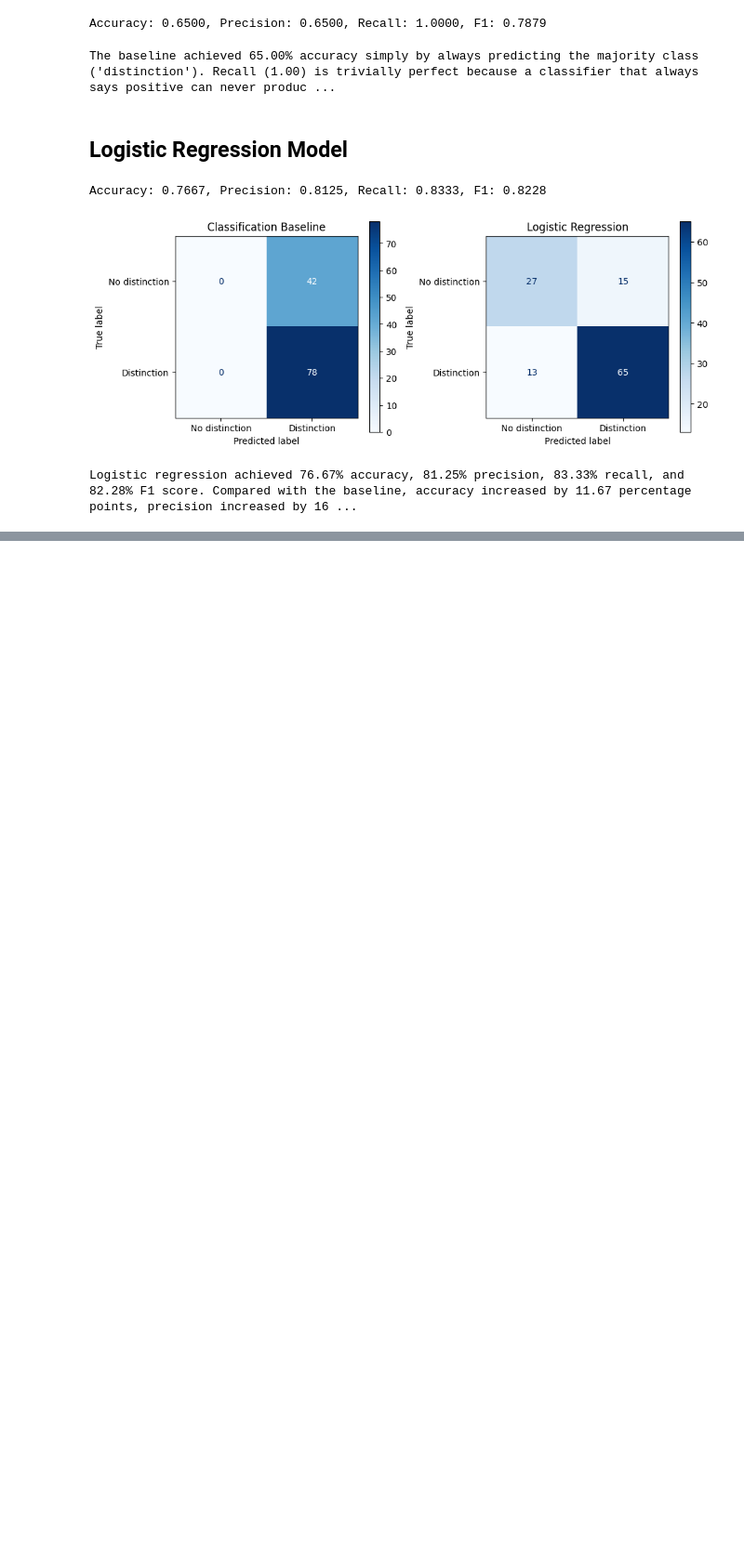
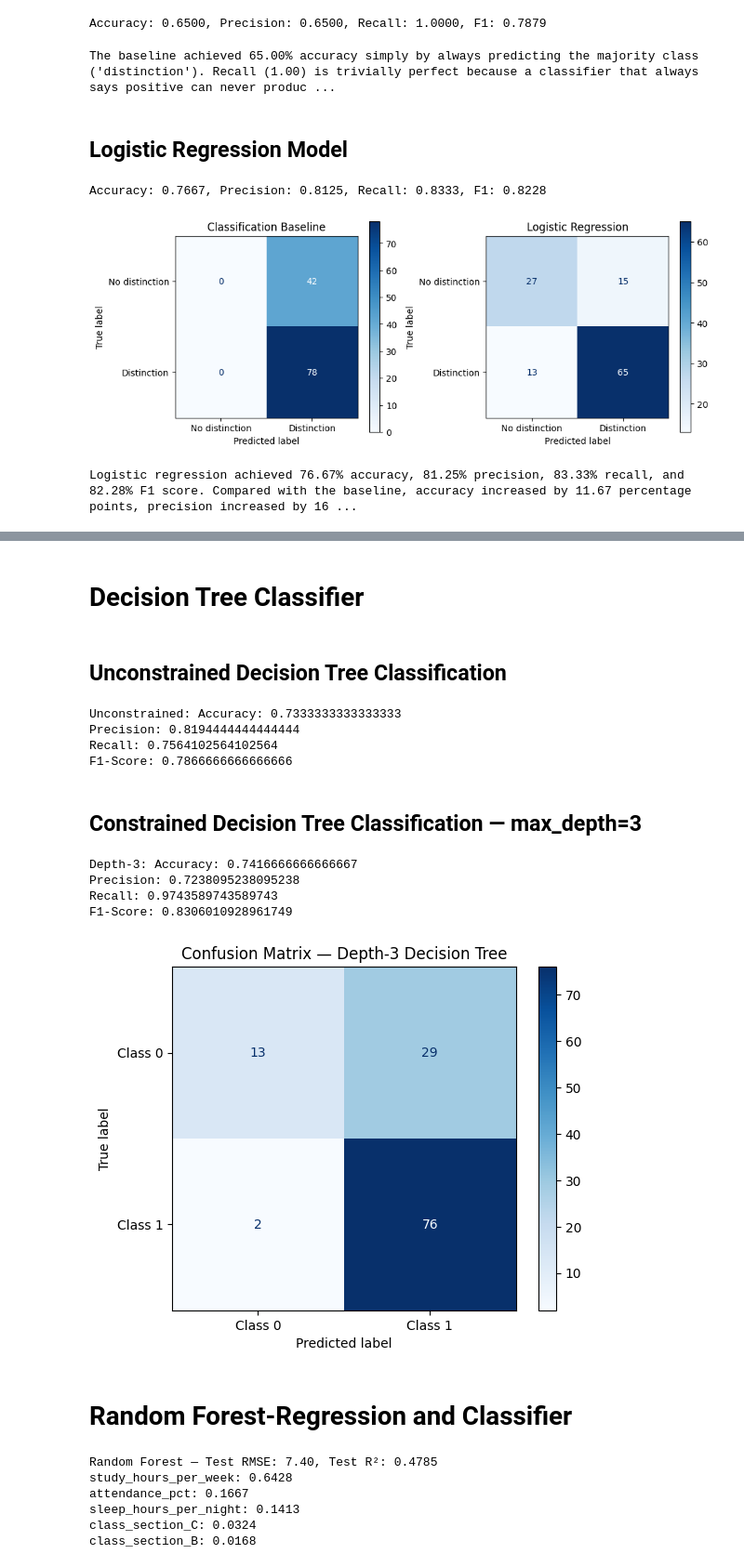
Before and after one commit to RabiaHussain1498/ML_Pipeline, a Jupyter notebook: ML_pipeline.ipynb, the cells around one changed output, grey strips where cells are left out. Shown at 93% size. Saved outputs shown, nothing was run; the diff lists cells and outputs as text; code cells hidden in the pictures; blank space fills up the shorter version.

```diff
--- a/ML_pipeline.ipynb
+++ b/ML_pipeline.ipynb
@@ -288,0 +349,62 @@ Logistic regression achieved 76.67% accuracy, 81.25% precision, 83.33% recall, a
+# %% [markdown]
+# Decision Tree Classifier
+# %% [markdown]
+## Unconstrained Decision Tree Classification
+# %%
+## Decision Tree — classification (unconstrained, then depth-3)
+tree_clf = DecisionTreeClassifier(random_state=42)
+tree_clf.fit(Xc_train, yc_train)
+tree_clf_preds = tree_clf.predict(Xc_test)
+print("Unconstrained:", f"Accuracy: {accuracy_score(yc_test, tree_clf_preds)}")
+print(f"Precision: {precision_score(yc_test, tree_clf_preds, zero_division=0)}")
+print(f"Recall: {recall_score(yc_test, tree_clf_preds, zero_division=0)}")
+print(f"F1-Score: {f1_score(yc_test, tree_clf_preds, zero_division=0)}")
+# %% [output]
+Unconstrained: Accuracy: 0.7333333333333333
+Precision: 0.8194444444444444
+Recall: 0.7564102564102564
+F1-Score: 0.7866666666666666
+# %% [markdown]
+## Constrained Decision Tree Classification — max_depth=3
+# %%
+tree_clf_d3 = DecisionTreeClassifier(max_depth=3, random_state=42)
+tree_clf_d3.fit(Xc_train, yc_train)
+tree_clf_d3_preds = tree_clf_d3.predict(Xc_test)
+print("Depth-3:",f"Accuracy: {accuracy_score(yc_test, tree_clf_d3_preds)}")
+print(f"Precision: {precision_score(yc_test, tree_clf_d3_preds, zero_division=0)}")
+print(f"Recall: {recall_score(yc_test, tree_clf_d3_preds, zero_division=0)}")
+print(f"F1-Score: {f1_score(yc_test, tree_clf_d3_preds, zero_division=0)}")
+ConfusionMatrixDisplay.from_predictions(
+    yc_test,
+    tree_clf_d3_preds,
+    display_labels=["Class 0", "Class 1"],
+    cmap="Blues"
+)
+
+plt.title("Confusion Matrix — Depth-3 Decision Tree")
+plt.show()
+# %% [output]
+Depth-3: Accuracy: 0.7416666666666667
+Precision: 0.7238095238095238
+Recall: 0.9743589743589743
+F1-Score: 0.8306010928961749
+[figure, added]
+# %% [markdown]
+# Random Forest-Regression and Classifier
+# %%
+## Random Forest — Regression
+rf_reg = RandomForestRegressor(n_estimators=200, random_state=42)
+rf_reg.fit(X_train, y_train)
+rf_preds = rf_reg.predict(X_test)
+rf_rmse = mean_squared_error(y_test, rf_preds) ** 0.5
+rf_r2 = r2_score(y_test, rf_preds)
+print(f"Random Forest — Test RMSE: {rf_rmse:.2f}, Test R²: {rf_r2:.4f}")
+for name, imp in sorted(zip(X.columns, rf_reg.feature_importances_), key=lambda x: -x[1]):
+    print(f"{name}: {imp:.4f}")
+# %% [output]
+Random Forest — Test RMSE: 7.40, Test R²: 0.4785
+study_hours_per_week: 0.6428
+attendance_pct: 0.1667
+sleep_hours_per_night: 0.1413
+class_section_C: 0.0324
+class_section_B: 0.0168
```
Also changed, not shown: parts of 30 cells of this notebook, 2 other files.
